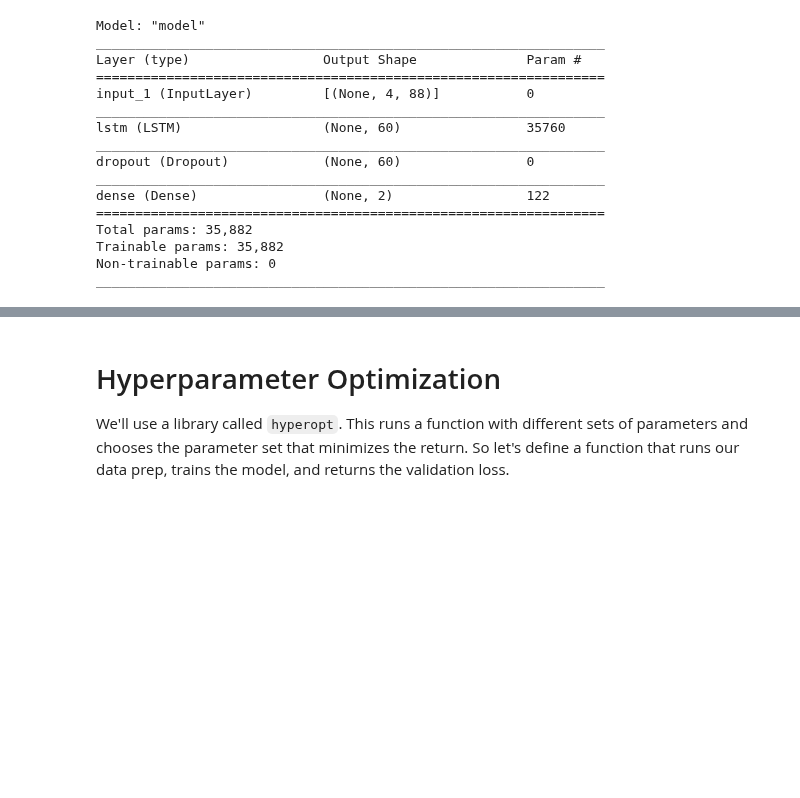
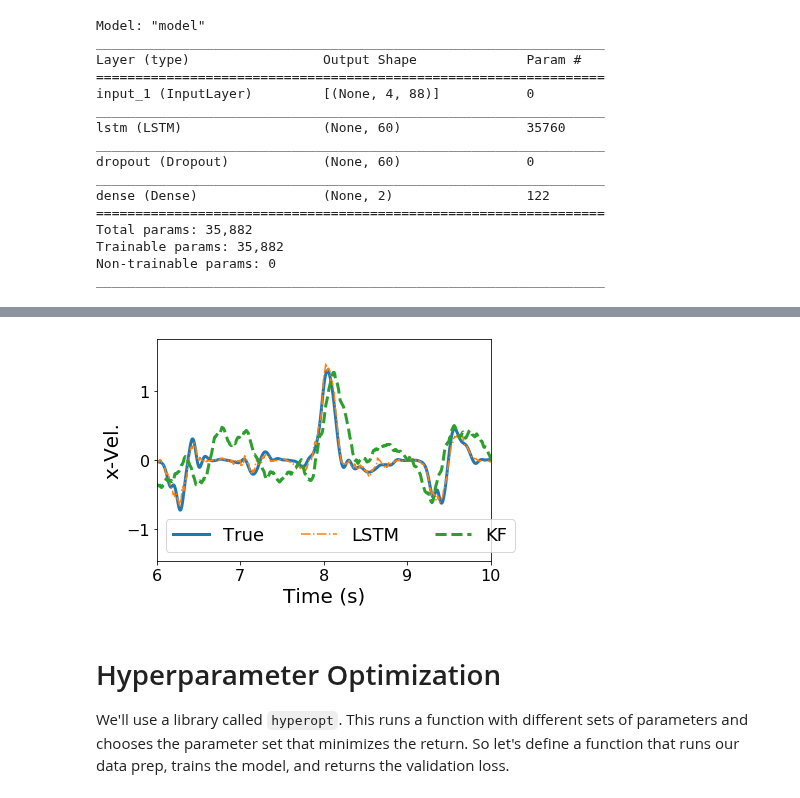
Before and after one commit to SachsLab/IntracranialNeurophysDL, a Jupyter notebook: notebooks/06_02_LSTM_and_GRU.ipynb, the cells around one changed output, grey strips where cells are left out. Saved outputs shown, nothing was run; the diff lists cells and outputs as text; code cells hidden in the pictures; blank space fills up the shorter version.

```diff
--- a/notebooks/06_02_LSTM_and_GRU.ipynb
+++ b/notebooks/06_02_LSTM_and_GRU.ipynb
@@ -626,3 +616,21 @@ plt.show()
+# %%
+# Zoom in to see the differences a little better.
+
+fig1, ax1 = plt.subplots(figsize=(6, 4))
+_t_vec = t_vec - t_vec[0]
+ax1.plot(_t_vec, _Y[PLOT_SAMPLE_RANGE[0]:PLOT_SAMPLE_RANGE[1], 0], label="True")
+plt.plot(_t_vec, pred_y[:, 0], label="LSTM", linestyle="-.", linewidth=1.5)
+plt.plot(_t_vec, kf_predict[2, :], label="KF", linestyle="--")
+plt.xlabel('Time (s)')
+plt.ylabel('x-Vel.')
+plt.xlim([6, 10])
+plt.legend(ncol=3)
+
+plt.tight_layout()
+plt.show()
+# fig1.savefig('LSTM_vs_KF.png')
+# %% [output]
+[figure, added]
 # %% [markdown]
 # Hyperparameter Optimization
 
```
Also changed, not shown: parts of 6 cells of this notebook, 4 other files.
